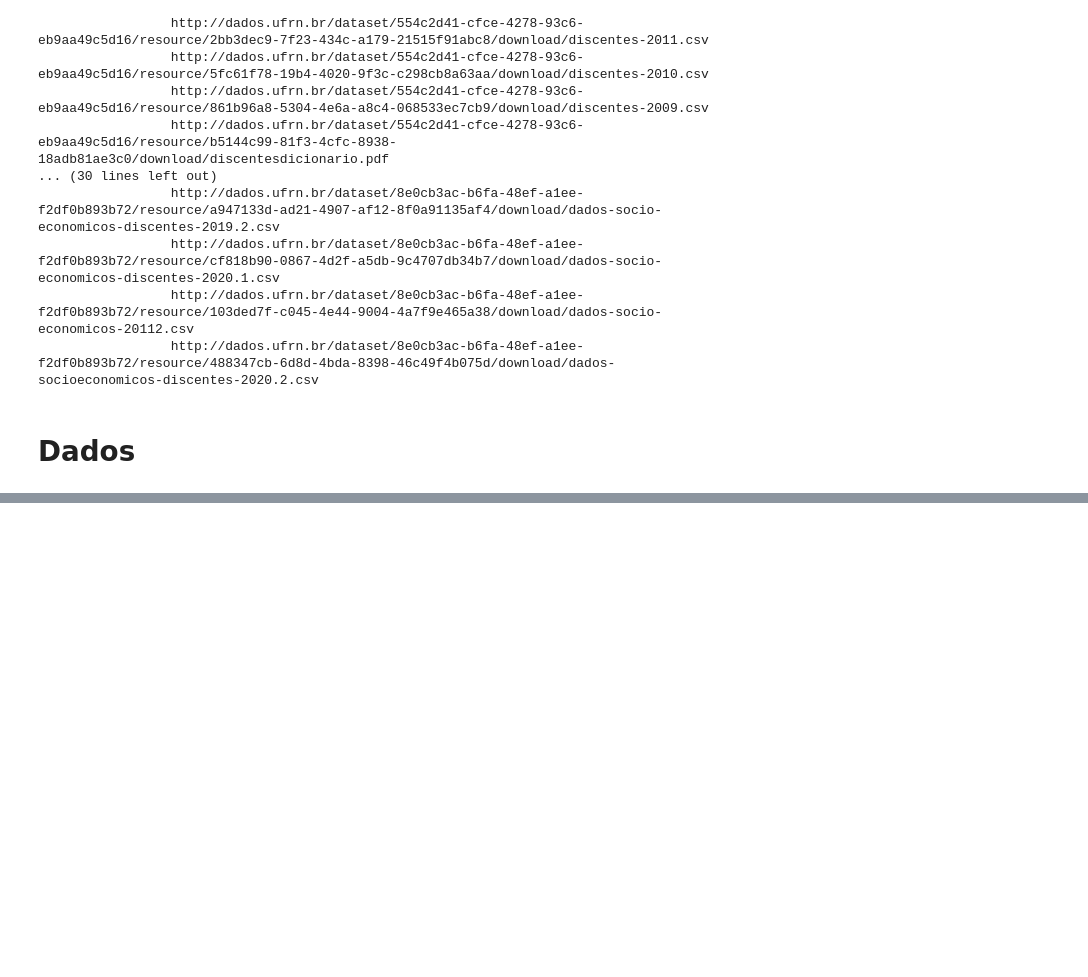
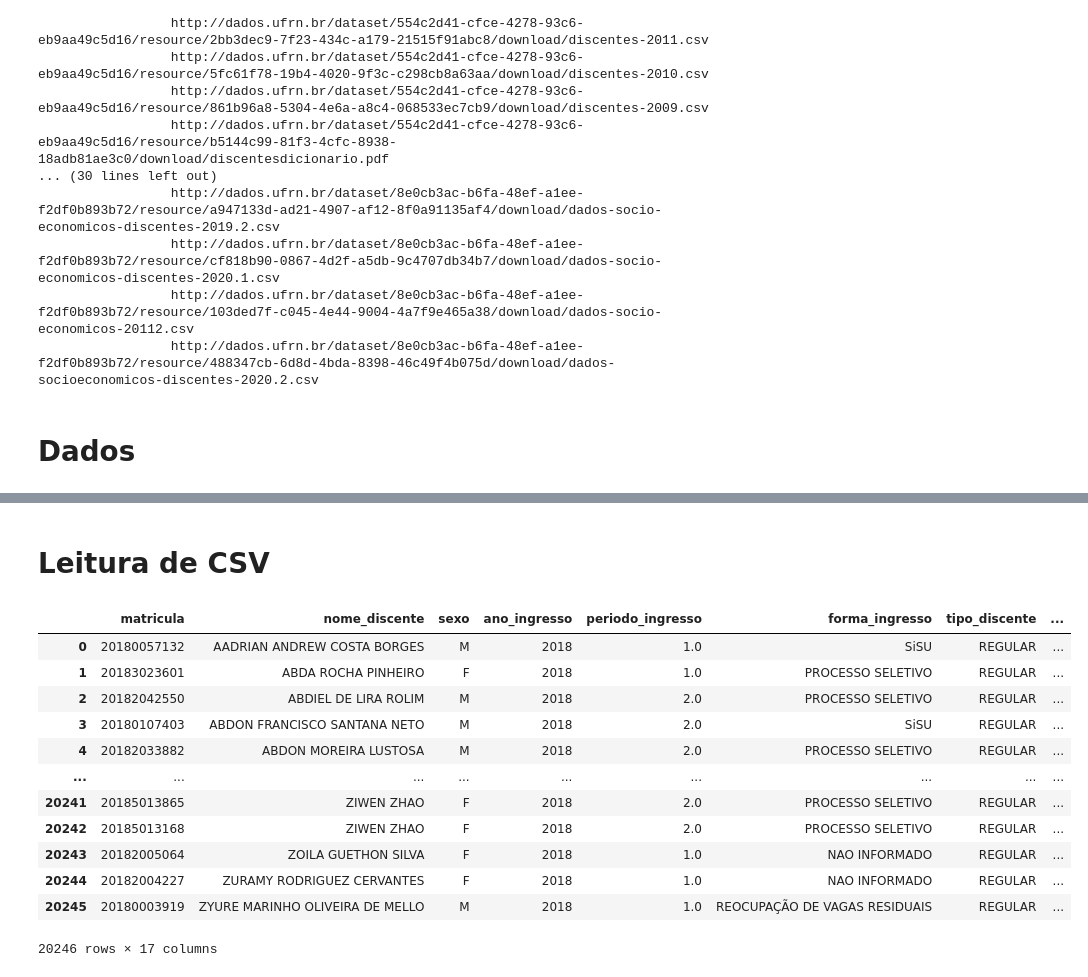
Before and after one commit to josegoisgit/dadosgov, a Jupyter notebook: dados_de_governos.ipynb, the cells around one changed output, grey strips where cells are left out. Drawn from its saved outputs; the diff is of its cells as text; code cells hidden in the pictures; blank space fills up the shorter version.

```diff
--- a/dados_de_governos.ipynb
+++ b/dados_de_governos.ipynb
@@ -470,3 +473,5 @@ for fn in ['json', 'csv', 'xls']:
 [interactive output not drawn]
 [interactive output not drawn]
 [interactive output not drawn]
+# %% [markdown]
+# Leitura de CSV
@@ -472,0 +480,26 @@ for fn in ['json', 'csv', 'xls']:
+# %%
+fext_dict = dict()
+for url in df_datagov['url_out']:
+    _,ext = os.path.splitext(url)
+    if not ext in fext_dict:
+        fext_dict[ext] = []
+    else:
+        fext_dict[ext].append(url)
+# %%
+df_csv = pandas.read_csv(fext_dict['.csv'][0],sep=';')
+# %%
+df_csv
+# %% [output]
+|  | matricula | nome_discente | sexo | ano_ingresso | periodo_ingresso | forma_ingresso | tipo_discente | ... |
+| 0 | 20180057132 | AADRIAN ANDREW COSTA BORGES | M | 2018 | 1.0 | SiSU | REGULAR | ... |
+| 1 | 20183023601 | ABDA ROCHA PINHEIRO | F | 2018 | 1.0 | PROCESSO SELETIVO | REGULAR | ... |
+| 2 | 20182042550 | ABDIEL DE LIRA ROLIM | M | 2018 | 2.0 | PROCESSO SELETIVO | REGULAR | ... |
+| 3 | 20180107403 | ABDON FRANCISCO SANTANA NETO | M | 2018 | 2.0 | SiSU | REGULAR | ... |
+| 4 | 20182033882 | ABDON MOREIRA LUSTOSA | M | 2018 | 2.0 | PROCESSO SELETIVO | REGULAR | ... |
+| ... | ... | ... | ... | ... | ... | ... | ... | ... |
+| 20241 | 20185013865 | ZIWEN ZHAO | F | 2018 | 2.0 | PROCESSO SELETIVO | REGULAR | ... |
+| 20242 | 20185013168 | ZIWEN ZHAO | F | 2018 | 2.0 | PROCESSO SELETIVO | REGULAR | ... |
+| 20243 | 20182005064 | ZOILA GUETHON SILVA | F | 2018 | 1.0 | NAO INFORMADO | REGULAR | ... |
+| 20244 | 20182004227 | ZURAMY RODRIGUEZ CERVANTES | F | 2018 | 1.0 | NAO INFORMADO | REGULAR | ... |
+| 20245 | 20180003919 | ZYURE MARINHO OLIVEIRA DE MELLO | M | 2018 | 1.0 | REOCUPAÇÃO DE VAGAS RESIDUAIS | REGULAR | ... |
+20246 rows × 17 columns
```
Also changed, not shown: parts of 3 cells of this notebook.
